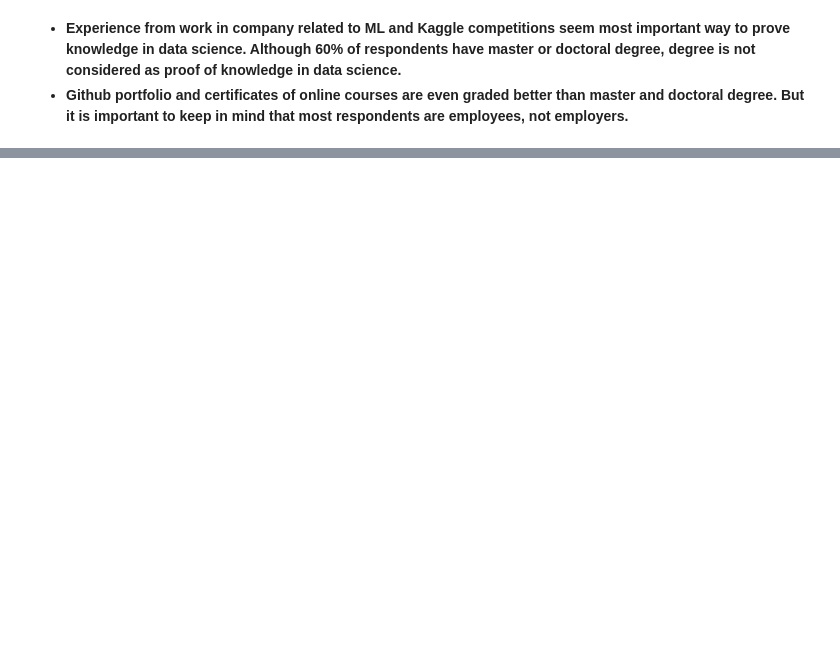
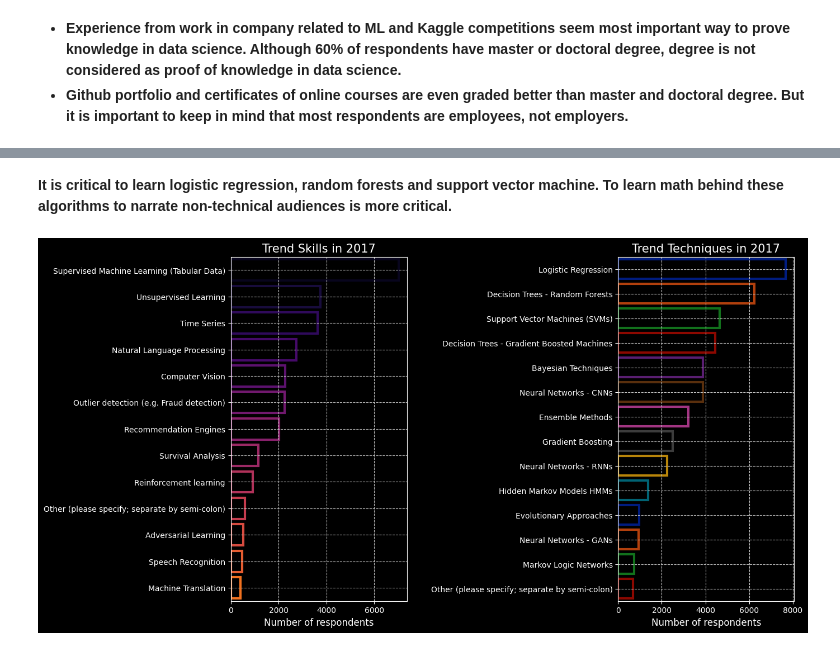
Before and after one commit to TelRich/Multiple_Choice_Response_Analysis, a Jupyter notebook: plotly_a.ipynb, the cells around one changed output, grey strips where cells are left out. Cells and saved outputs as stored; diff of their text form; code cells hidden in the pictures; blank space fills up the shorter version.

```diff
--- a/plotly_a.ipynb
+++ b/plotly_a.ipynb
@@ -14,9 +14,10 @@ import plotly.figure_factory as ff
 
 import warnings
 warnings.filterwarnings('ignore')
+%matplotlib inline
 
 # Loading Data
-mulchrep = pd.read_csv('/datasets/multipleChoiceResponses.csv', encoding='ISO-8859-1')
+mulchrep = pd.read_csv('multipleChoiceResponses.csv', encoding='ISO-8859-1')
 mulchrep.head()
 # %% [output]
 |  | GenderSelect | Country | Age | EmploymentStatus | StudentStatus | LearningDataScience | CodeWriter | ... |
@@ -782,0 +829,33 @@ po.iplot(fig)
+# %% [markdown]
+**It is critical to learn logistic regression, random forests and support vector machine. To learn math behind these algorithms to narrate non-technical audiences is  more critical.**
+# %%
+f, ax = plt.subplots(1,2,figsize=(13,8))
+
+skills = mulchrep['MLSkillsSelect'].str.split(',')
+skills_set = []
+for i in skills.dropna():
+    skills_set.extend(i)
+skill = pd.Series(skills_set).value_counts().sort_values(ascending=False).to_frame()
+
+sb.barplot(skill[0], skill.index, facecolor=(0, 0, 0, 0), linewidth=3,
+           edgecolor=sb.color_palette('inferno', 18), ax=ax[0])
+
+ax[0].set_title('Trend Skills in 2017', fontsize=15)
+ax[0].set_xlabel('Number of respondents', fontsize=12)
+ax[0].grid(color = 'silver', linestyle='--')
+
+tool = mulchrep['MLTechniquesSelect'].str.split(',')
+tool_set = []
+for i in tool.dropna():
+    tool_set.extend(i)
+tool = pd.Series(tool_set).value_counts().sort_values(ascending=False)[:15].to_frame()
+
+sb.barplot(tool[0], tool.index, facecolor=(0, 0, 0, 0), linewidth=3,
+           edgecolor=sb.color_palette('dark', 18), ax = ax[1])
+
+ax[1].set_title('Trend Techniques in 2017', fontsize=15)
+ax[1].set_xlabel('Number of respondents', fontsize=12)
+ax[1].grid(color = 'silver', linestyle='--')
+plt.subplots_adjust(wspace=1.2)
+# %% [output]
+[figure, added]
```
Also changed, not shown: parts of 3 cells of this notebook, 2 other files.
